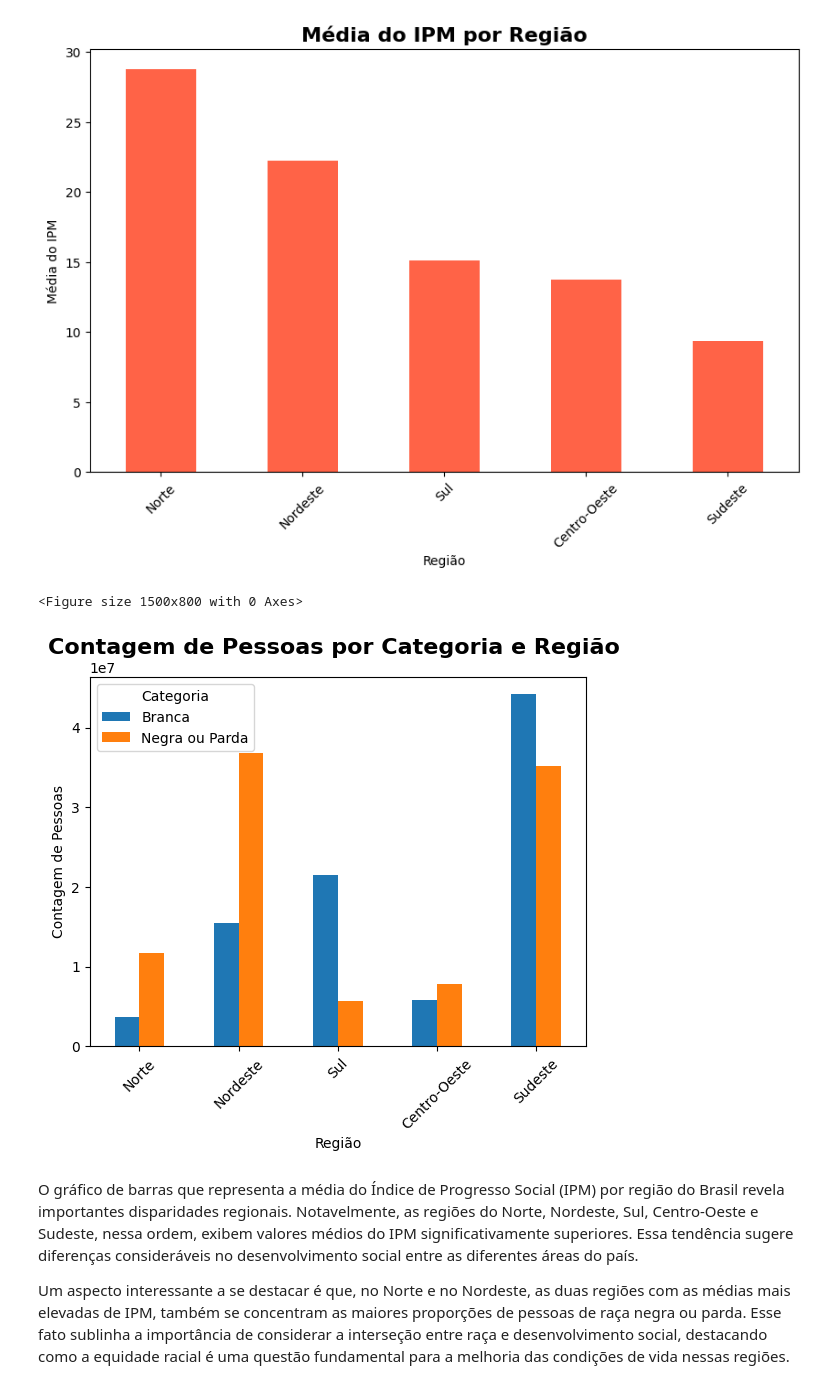
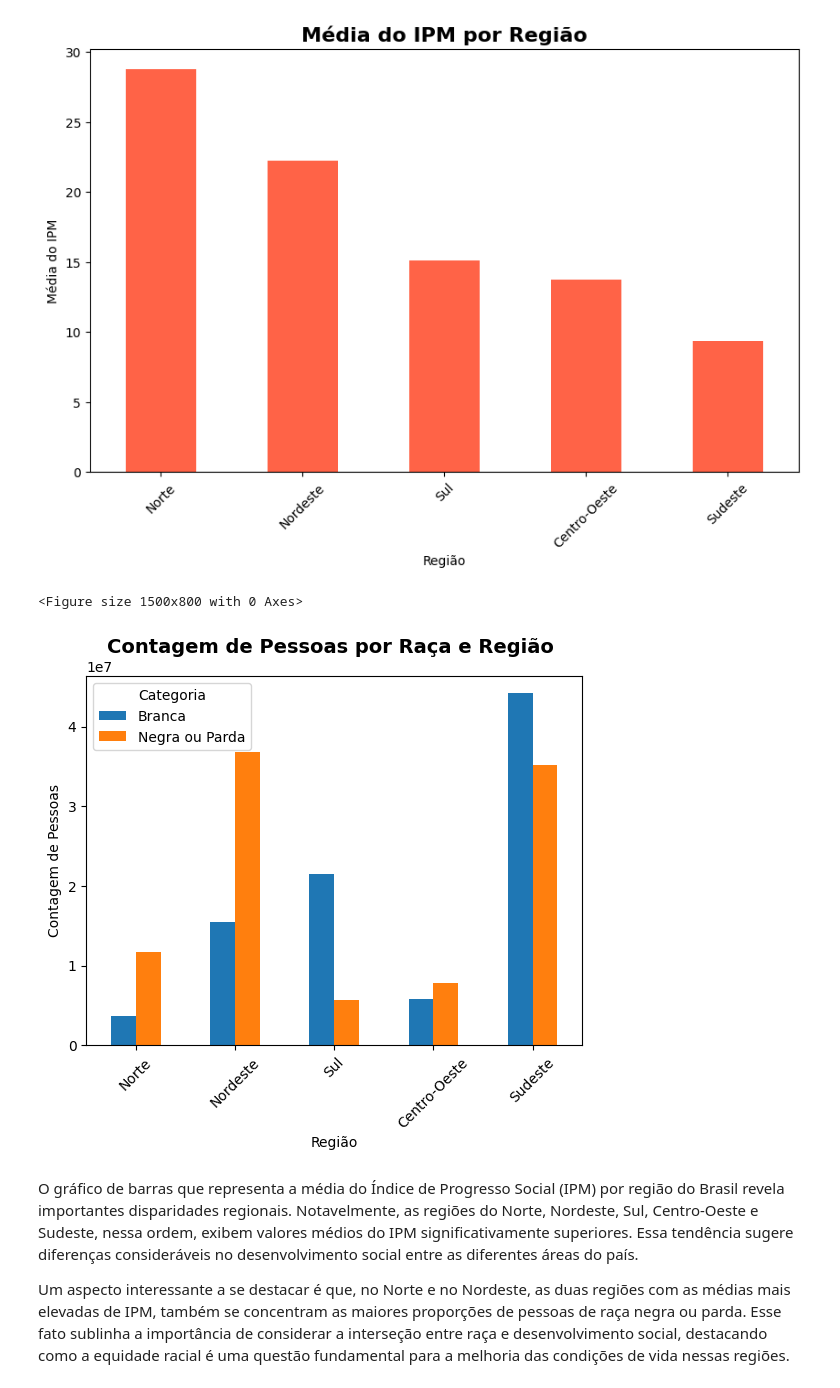
Before and after one commit to lucasjsbarbosa/1-DESAFIO-CIENCIAS-DE-DADOS-PUC-MINAS, a Jupyter notebook: Radiografia_das_Desigualdades_Raciais_no_Brasil_Um_Exame_Multidimensional_dos_Determinantes_Sociais_e_Econômicos.ipynb, the cells around one changed output. Drawn from its saved outputs; the diff is of its cells as text; code cells hidden in the pictures.

```diff
--- a/Radiografia_das_Desigualdades_Raciais_no_Brasil_Um_Exame_Multidimensional_dos_Determinantes_Sociais_e_Econômicos.ipynb
+++ b/Radiografia_das_Desigualdades_Raciais_no_Brasil_Um_Exame_Multidimensional_dos_Determinantes_Sociais_e_Econômicos.ipynb
@@ -529,29 +529,29 @@ plt.show()
 # %%
 codigo_sxraca_para_categoria = {
     1: 'Branca',
     2: 'Branca',
     3: 'Negra ou Parda',
     4: 'Negra ou Parda'
 }
 
 df['categoria'] = df['sxraca'].map(codigo_sxraca_para_categoria)
 contagem_por_categoria_regiao = df.groupby(['nome_regiao', 'categoria'])['qtd_pessoas'].sum()
 contagem_por_categoria_regiao = contagem_por_categoria_regiao.unstack()
 ordem_regioes = ['Norte', 'Nordeste', 'Sul', 'Centro-Oeste', 'Sudeste']
 contagem_por_categoria_regiao = contagem_por_categoria_regiao.reindex(ordem_regioes)
 
 
 plt.figure(figsize=(15, 8))
 contagem_por_categoria_regiao.plot(kind='bar')
-plt.title('Contagem de Pessoas por Categoria e Região ', y=1.04, fontsize=16, fontweight='bold')
+plt.title('Contagem de Pessoas por Raça e Região ', y=1.04, fontsize=14, fontweight='bold')
 plt.xlabel('Região')
 plt.ylabel('Contagem de Pessoas')
 plt.xticks(rotation=45)
 plt.legend(title='Categoria')
 plt.show()
 # %% [output]
 <Figure size 1500x800 with 0 Axes>
-[figure, old version]
+[figure, new version]
 # %% [markdown]
 O gráfico de barras que representa a média do Índice de Progresso Social (IPM) por região do Brasil revela importantes disparidades regionais. Notavelmente, as regiões do Norte, Nordeste, Sul, Centro-Oeste e Sudeste, nessa ordem, exibem valores médios do IPM significativamente superiores. Essa tendência sugere diferenças consideráveis no desenvolvimento social entre as diferentes áreas do país.
 
```
